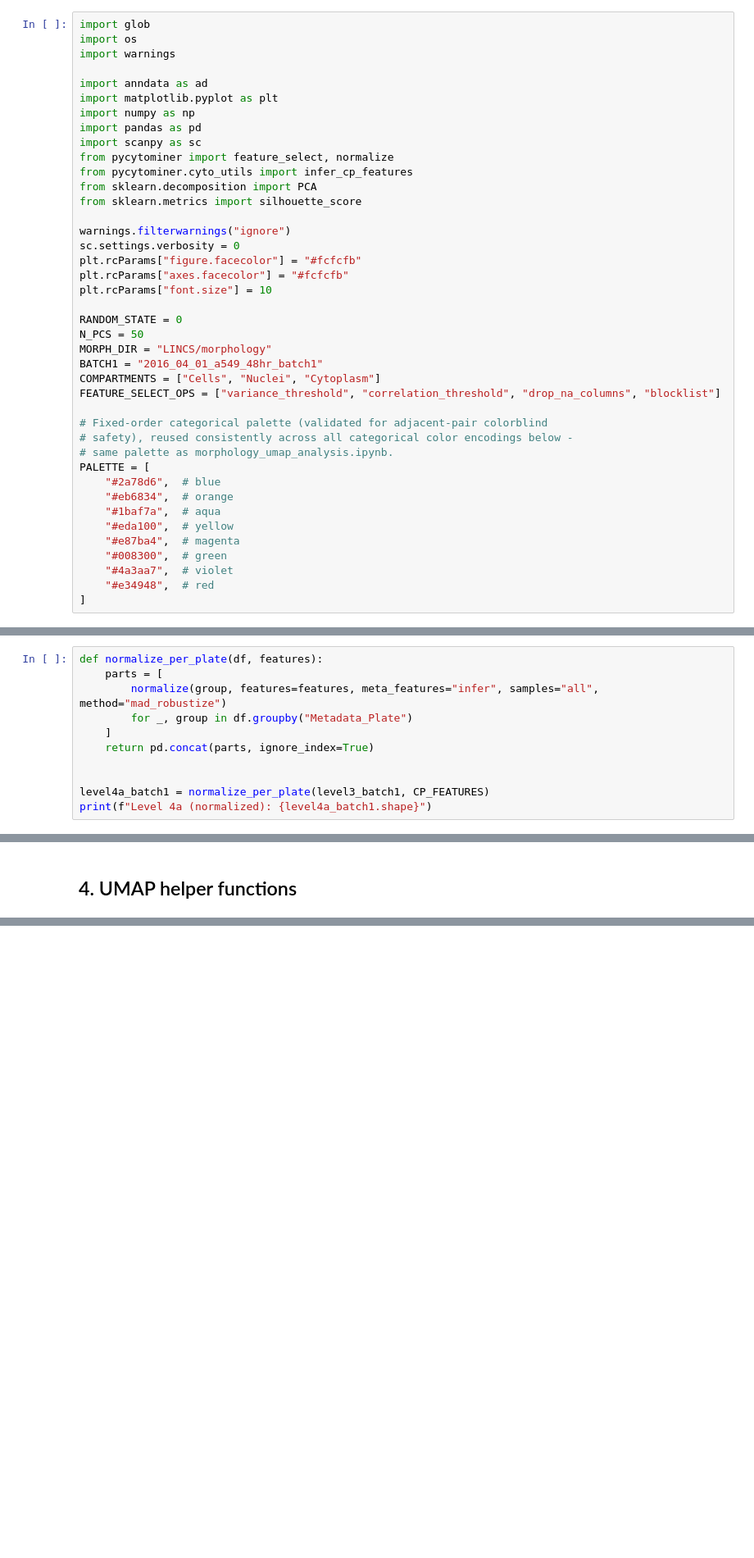
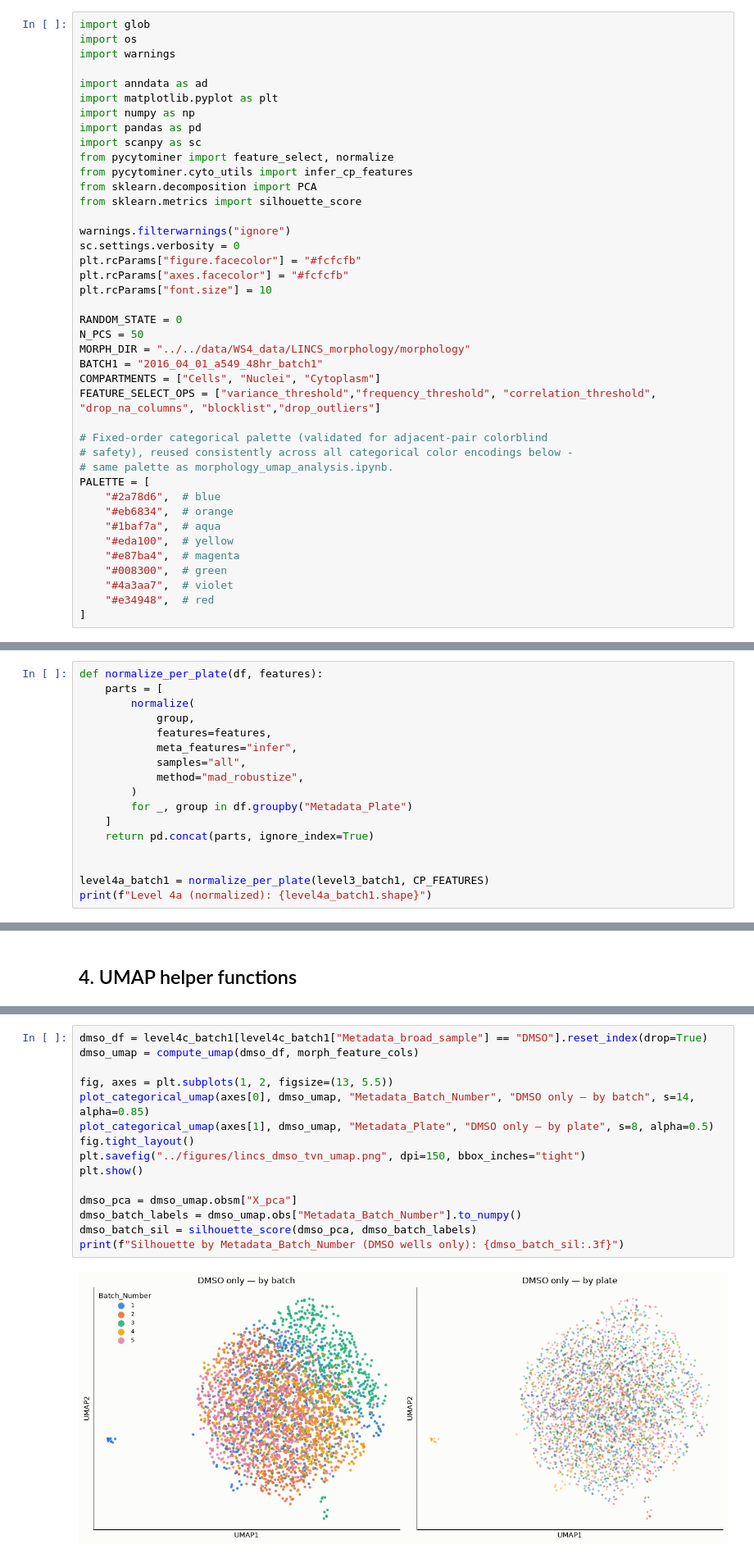
Before and after one commit to Arkkienkeli/hackathon_crossmodal_stream, a Jupyter notebook: LINCS/lincs_morphology_umap_analysis.ipynb, the cells around one changed output, grey strips where cells are left out. Shown at 82% size. Cells and saved outputs as stored; diff of their text form; blank space fills up the shorter version.

```diff
--- a/LINCS/lincs_morphology_umap_analysis.ipynb
+++ b/LINCS/lincs_morphology_umap_analysis.ipynb
@@ -65,10 +65,10 @@ plt.rcParams["font.size"] = 10
 
 RANDOM_STATE = 0
 N_PCS = 50
-MORPH_DIR = "LINCS/morphology"
+MORPH_DIR = "../../data/WS4_data/LINCS_morphology/morphology"
 BATCH1 = "2016_04_01_a549_48hr_batch1"
 COMPARTMENTS = ["Cells", "Nuclei", "Cytoplasm"]
-FEATURE_SELECT_OPS = ["variance_threshold", "correlation_threshold", "drop_na_columns", "blocklist"]
+FEATURE_SELECT_OPS = ["variance_threshold","frequency_threshold", "correlation_threshold", "drop_na_columns", "blocklist","drop_outliers"]
 
 # Fixed-order categorical palette (validated for adjacent-pair colorblind
 # safety), reused consistently across all categorical color encodings below -
@@ -146,7 +150,13 @@ which both had to synthesize an equivalent key.
 # %%
 def normalize_per_plate(df, features):
     parts = [
-        normalize(group, features=features, meta_features="infer", samples="all", method="mad_robustize")
+        normalize(
+            group,
+            features=features,
+            meta_features="infer",
+            samples="all",
+            method="mad_robustize",
+        )
         for _, group in df.groupby("Metadata_Plate")
     ]
     return pd.concat(parts, ignore_index=True)
@@ -258,0 +384,17 @@ plt.show()
+# %%
+dmso_df = level4c_batch1[level4c_batch1["Metadata_broad_sample"] == "DMSO"].reset_index(drop=True)
+dmso_umap = compute_umap(dmso_df, morph_feature_cols)
+
+fig, axes = plt.subplots(1, 2, figsize=(13, 5.5))
+plot_categorical_umap(axes[0], dmso_umap, "Metadata_Batch_Number", "DMSO only — by batch", s=14, alpha=0.85)
+plot_categorical_umap(axes[1], dmso_umap, "Metadata_Plate", "DMSO only — by plate", s=8, alpha=0.5)
+fig.tight_layout()
+plt.savefig("../figures/lincs_dmso_tvn_umap.png", dpi=150, bbox_inches="tight")
+plt.show()
+
+dmso_pca = dmso_umap.obsm["X_pca"]
+dmso_batch_labels = dmso_umap.obs["Metadata_Batch_Number"].to_numpy()
+dmso_batch_sil = silhouette_score(dmso_pca, dmso_batch_labels)
+print(f"Silhouette by Metadata_Batch_Number (DMSO wells only): {dmso_batch_sil:.3f}")
+# %% [output]
+[figure, added]
```
Also changed, not shown: parts of 14 cells of this notebook, 17 other files.
